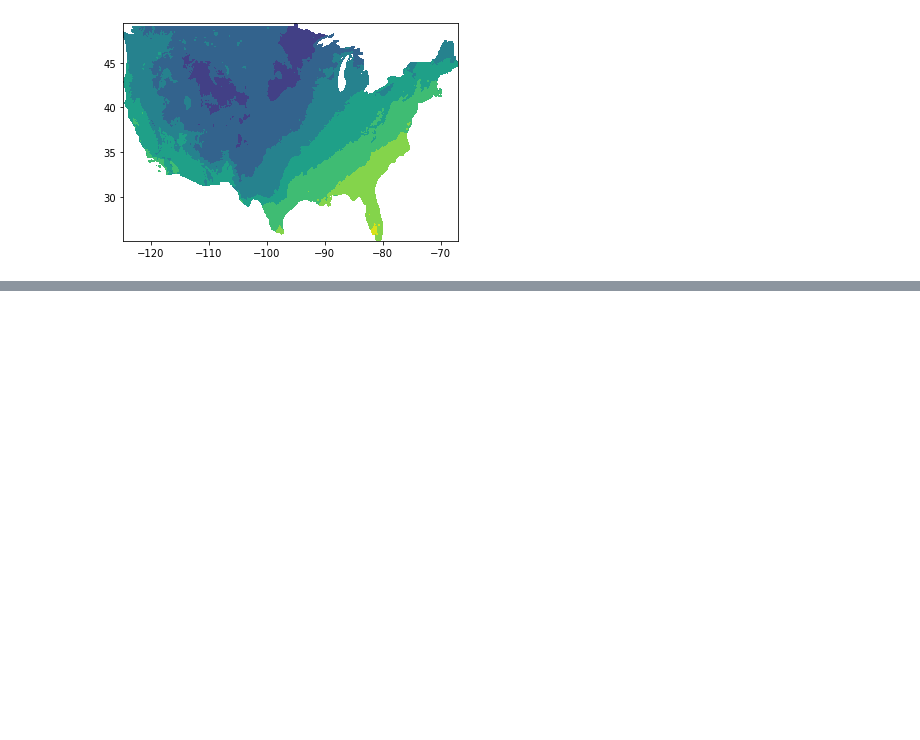
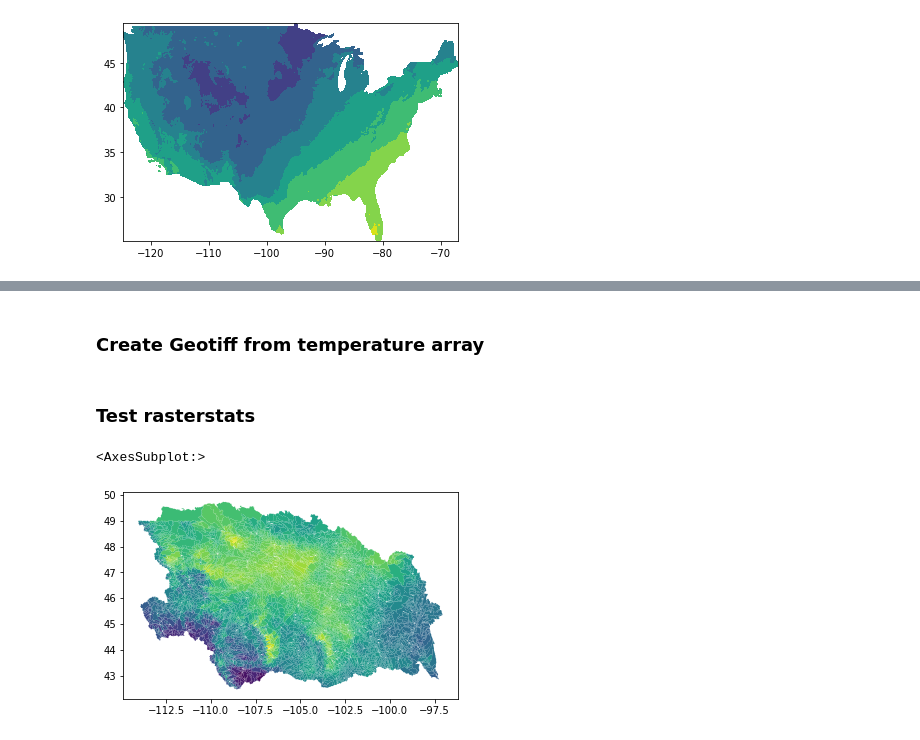
Before and after one commit to nhm-usgs/gridmet_bmi, a Jupyter notebook: notebooks/test_bmi_dev.ipynb, the cells around one changed output, grey strips where cells are left out. Drawn from its saved outputs; the diff is of its cells as text; code cells hidden in the pictures; blank space fills up the shorter version.

Commit message:
finished rasterstats and gridmet_etl comparison using bmi

```diff
--- a/notebooks/test_bmi_dev.ipynb
+++ b/notebooks/test_bmi_dev.ipynb
@@ -118,3 +118,14 @@ plt.contourf(newlon, newlat, np.flipud(bmivals_reshape))
 # %% [output]
 <matplotlib.contour.QuadContourSet at 0x...>
 [figure]
+# %%
+import rasterstats as rstats
+import rasterio as rio
+#collect data to describe geotransform
+lonmin = float(ds.attrs['geospatial_lon_min'])
+latmax = float(ds.attrs['geospatial_lat_max'])
+lonres = float(ds.attrs['geospatial_lon_resolution'])
+latres = float(ds.attrs['geospatial_lon_resolution'])
+
+transform = rio.transform.from_origin( lonmin, latmax, lonres, latres)
+print(transform)
@@ -120,0 +142,2 @@ plt.contourf(newlon, newlat, np.flipud(bmivals_reshape))
+# %% [markdown]
+### Create Geotiff from temperature array
@@ -120,0 +152,18 @@ plt.contourf(newlon, newlat, np.flipud(bmivals_reshape))
+# %% [markdown]
+### Test rasterstats
+# %%
+import geopandas as gpd
+import pandas as pd
+# read hru shapefile
+hrudata = gpd.GeoDataFrame.from_file('./GIS/nhru_10U.shp')
+# %%
+stats = rstats.zonal_stats(hrudata, np.flipud(bmivals_reshape)-273.15,
+                          transform=transform.to_gdal(),
+                          prefix='tmax_')
+statsdf = pd.DataFrame(stats)
+zonalhru = hrudata.join(statsdf)
+# %%
+zonalhru.plot(column='tmax_mean')
+# %% [output]
+<AxesSubplot:>
+[figure, added]
```
Also changed, not shown: parts of 15 cells of this notebook, 1 other file.
